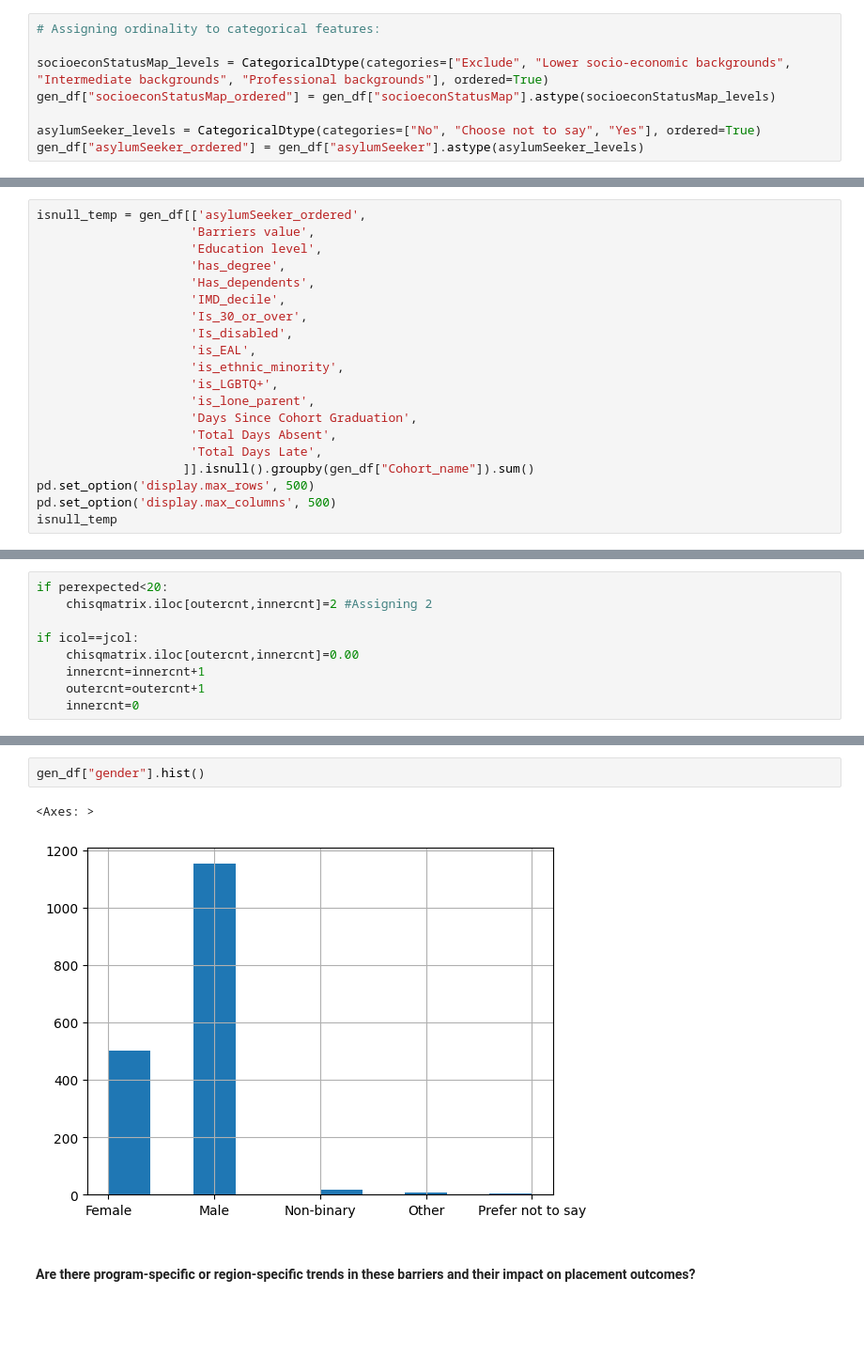
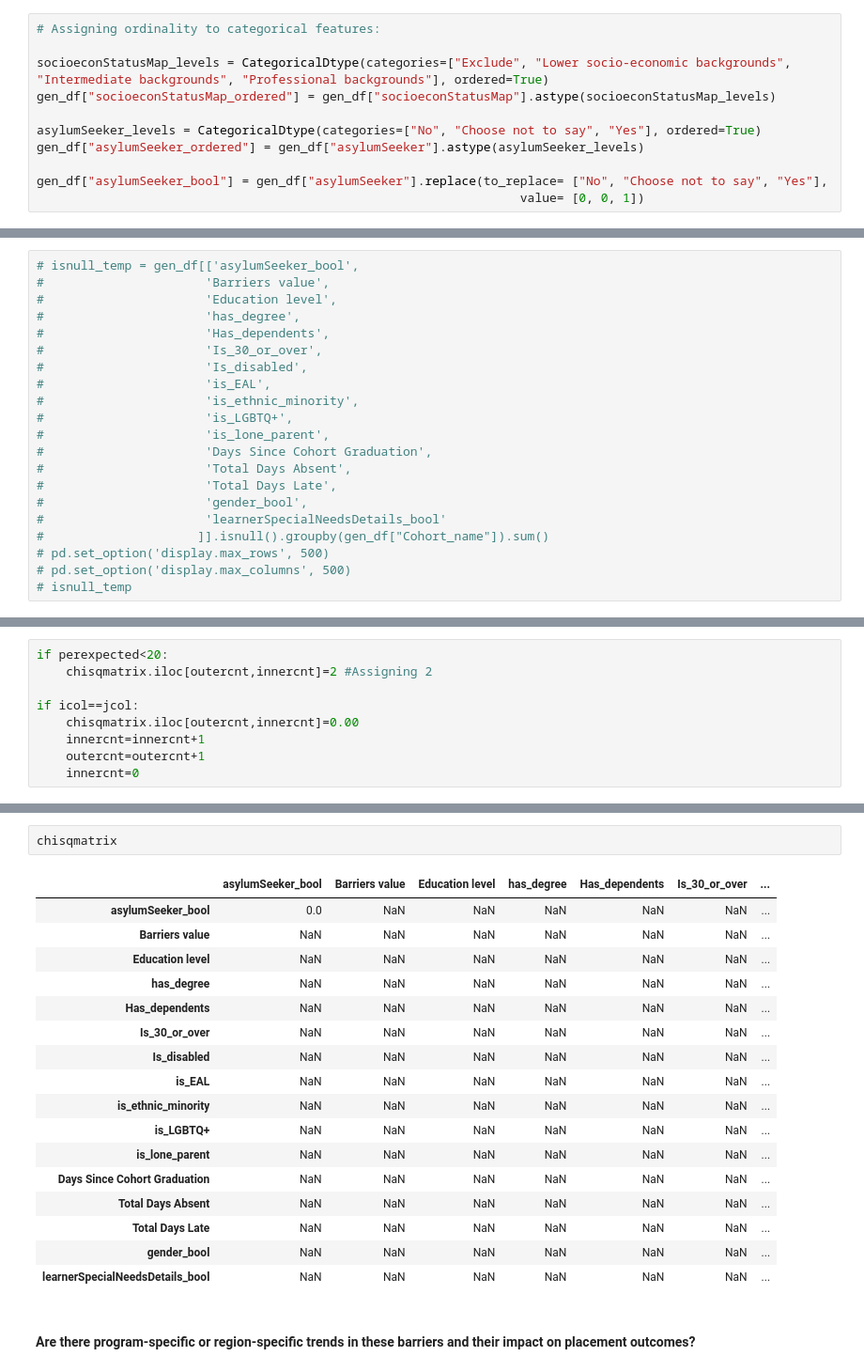
Before and after one commit to Meg-Guidry/Codeop_individul_project, a Jupyter notebook: Codeop_individual_proj_final.ipynb, the cells around one changed output, grey strips where cells are left out. Shown at 94% size. Saved outputs shown, nothing was run; the diff lists cells and outputs as text; blank space fills up the shorter version.

```diff
--- a/Codeop_individual_proj_final.ipynb
+++ b/Codeop_individual_proj_final.ipynb
@@ -252,6 +252,9 @@ gen_df["socioeconStatusMap_ordered"] = gen_df["socioeconStatusMap"].astype(socio
 
 asylumSeeker_levels = CategoricalDtype(categories=["No", "Choose not to say", "Yes"], ordered=True)
 gen_df["asylumSeeker_ordered"] = gen_df["asylumSeeker"].astype(asylumSeeker_levels)
+
+gen_df["asylumSeeker_bool"] = gen_df["asylumSeeker"].replace(to_replace= ["No", "Choose not to say", "Yes"],
+                                                                  value= [0, 0, 1])
 # %%
 # Fill the NaN values for the feature IMD_decile:
 # %%
@@ -275,21 +279,22 @@ heatmap_df = gen_df[['asylumSeeker_ordered',
                     ]]
 # %%
-isnull_temp = gen_df[['asylumSeeker_ordered',
-                     'Barriers value',
-                     'Education level',
-                     'has_degree',
-                     'Has_dependents',
-                     'IMD_decile',
-                     'Is_30_or_over',
-                     'Is_disabled',
-                     'is_EAL',
-                     'is_ethnic_minority',
-                     'is_LGBTQ+',
-                     'is_lone_parent',
-                     'Days Since Cohort Graduation',
-                     'Total Days Absent',
-                     'Total Days Late',
-                    ]].isnull().groupby(gen_df["Cohort_name"]).sum()
-pd.set_option('display.max_rows', 500)
-pd.set_option('display.max_columns', 500)
-isnull_temp
+# isnull_temp = gen_df[['asylumSeeker_bool',
+#                      'Barriers value',
+#                      'Education level',
+#                      'has_degree',
+#                      'Has_dependents',
+#                      'Is_30_or_over',
+#                      'Is_disabled',
+#                      'is_EAL',
+#                      'is_ethnic_minority',
+#                      'is_LGBTQ+',
+#                      'is_lone_parent',
+#                      'Days Since Cohort Graduation',
+#                      'Total Days Absent',
+#                      'Total Days Late',
+#                      'gender_bool',
+#                      'learnerSpecialNeedsDetails_bool'
+#                     ]].isnull().groupby(gen_df["Cohort_name"]).sum()
+# pd.set_option('display.max_rows', 500)
+# pd.set_option('display.max_columns', 500)
+# isnull_temp
@@ -364,8 +340,23 @@ Name: count, dtype: int64
-# %%
-gen_df["gender"].hist()
-# %% [output]
-<Axes: >
-[figure, removed]
+# %%
+chisqmatrix
+# %% [output]
+|  | asylumSeeker_bool | Barriers value | Education level | has_degree | Has_dependents | Is_30_or_over | ... |
+| asylumSeeker_bool | 0.0 | NaN | NaN | NaN | NaN | NaN | ... |
+| Barriers value | NaN | NaN | NaN | NaN | NaN | NaN | ... |
+| Education level | NaN | NaN | NaN | NaN | NaN | NaN | ... |
+| has_degree | NaN | NaN | NaN | NaN | NaN | NaN | ... |
+| Has_dependents | NaN | NaN | NaN | NaN | NaN | NaN | ... |
+| Is_30_or_over | NaN | NaN | NaN | NaN | NaN | NaN | ... |
+| Is_disabled | NaN | NaN | NaN | NaN | NaN | NaN | ... |
+| is_EAL | NaN | NaN | NaN | NaN | NaN | NaN | ... |
+| is_ethnic_minority | NaN | NaN | NaN | NaN | NaN | NaN | ... |
+| is_LGBTQ+ | NaN | NaN | NaN | NaN | NaN | NaN | ... |
+| is_lone_parent | NaN | NaN | NaN | NaN | NaN | NaN | ... |
+| Days Since Cohort Graduation | NaN | NaN | NaN | NaN | NaN | NaN | ... |
+| Total Days Absent | NaN | NaN | NaN | NaN | NaN | NaN | ... |
+| Total Days Late | NaN | NaN | NaN | NaN | NaN | NaN | ... |
+| gender_bool | NaN | NaN | NaN | NaN | NaN | NaN | ... |
+| learnerSpecialNeedsDetails_bool | NaN | NaN | NaN | NaN | NaN | NaN | ... |
 # %% [markdown]
 #### Are there program-specific or region-specific trends in these barriers and their impact on placement outcomes?
 # %%
```
Also changed, not shown: parts of 19 cells of this notebook.
